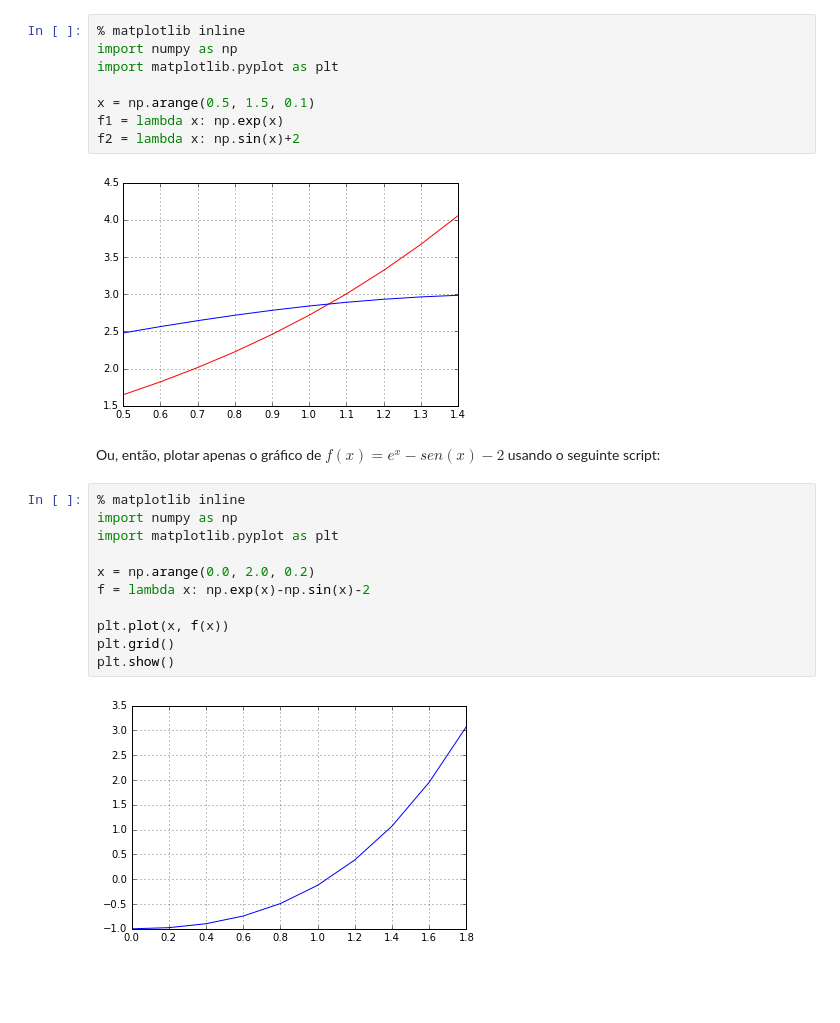
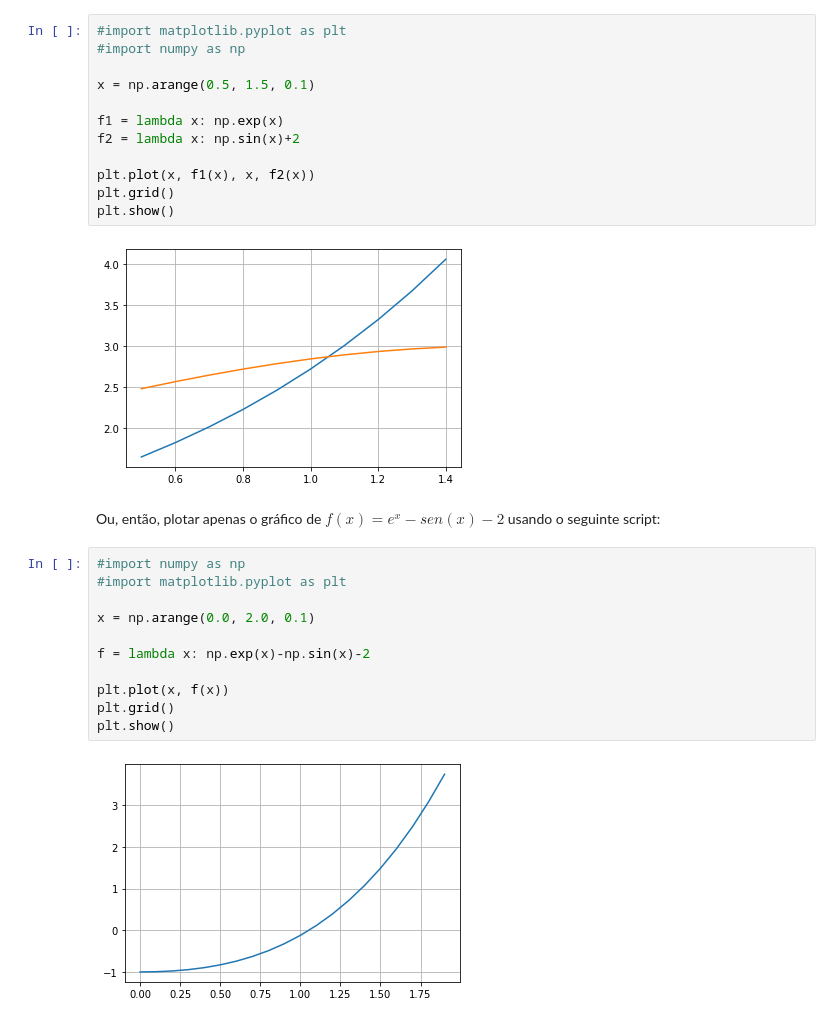
Before and after one commit to tiagoburiol/NUMETHODS, a Jupyter notebook: 3_ZEROS_DE_FUNCOES/3.2_localizacao_de_raizes.ipynb, the cells around one changed output. Cells and saved outputs as stored; diff of their text form; blank space fills up the shorter version.

```diff
--- a/3_ZEROS_DE_FUNCOES/3.2_localizacao_de_raizes.ipynb
+++ b/3_ZEROS_DE_FUNCOES/3.2_localizacao_de_raizes.ipynb
@@ -67,25 +93,29 @@ Em Python, podemos plotar os gráficos de $f_1(x)=e^x$ e $f_2(x)=sen(x)+2$ usand
 # %%
-% matplotlib inline
-import numpy as np
-import matplotlib.pyplot as plt
+#import matplotlib.pyplot as plt
+#import numpy as np
 
 x = np.arange(0.5, 1.5, 0.1)
+
 f1 = lambda x: np.exp(x)
 f2 = lambda x: np.sin(x)+2
+
+plt.plot(x, f1(x), x, f2(x))
+plt.grid()
+plt.show()
 # %% [output]
-[figure, old version]
+[figure, new version]
 # %% [markdown]
 Ou, então, plotar apenas o gráfico de $f(x)=e^x - sen(x) -2$ usando o seguinte script:
 # %%
-% matplotlib inline
-import numpy as np
-import matplotlib.pyplot as plt
+#import numpy as np
+#import matplotlib.pyplot as plt
 
-x = np.arange(0.0, 2.0, 0.2)
+x = np.arange(0.0, 2.0, 0.1)
+
 f = lambda x: np.exp(x)-np.sin(x)-2
 
 plt.plot(x, f(x))
 plt.grid()
 plt.show()
 # %% [output]
-[figure, old version]
+[figure, new version]
```
Also changed, not shown: parts of 11 cells of this notebook, 1 other file.
